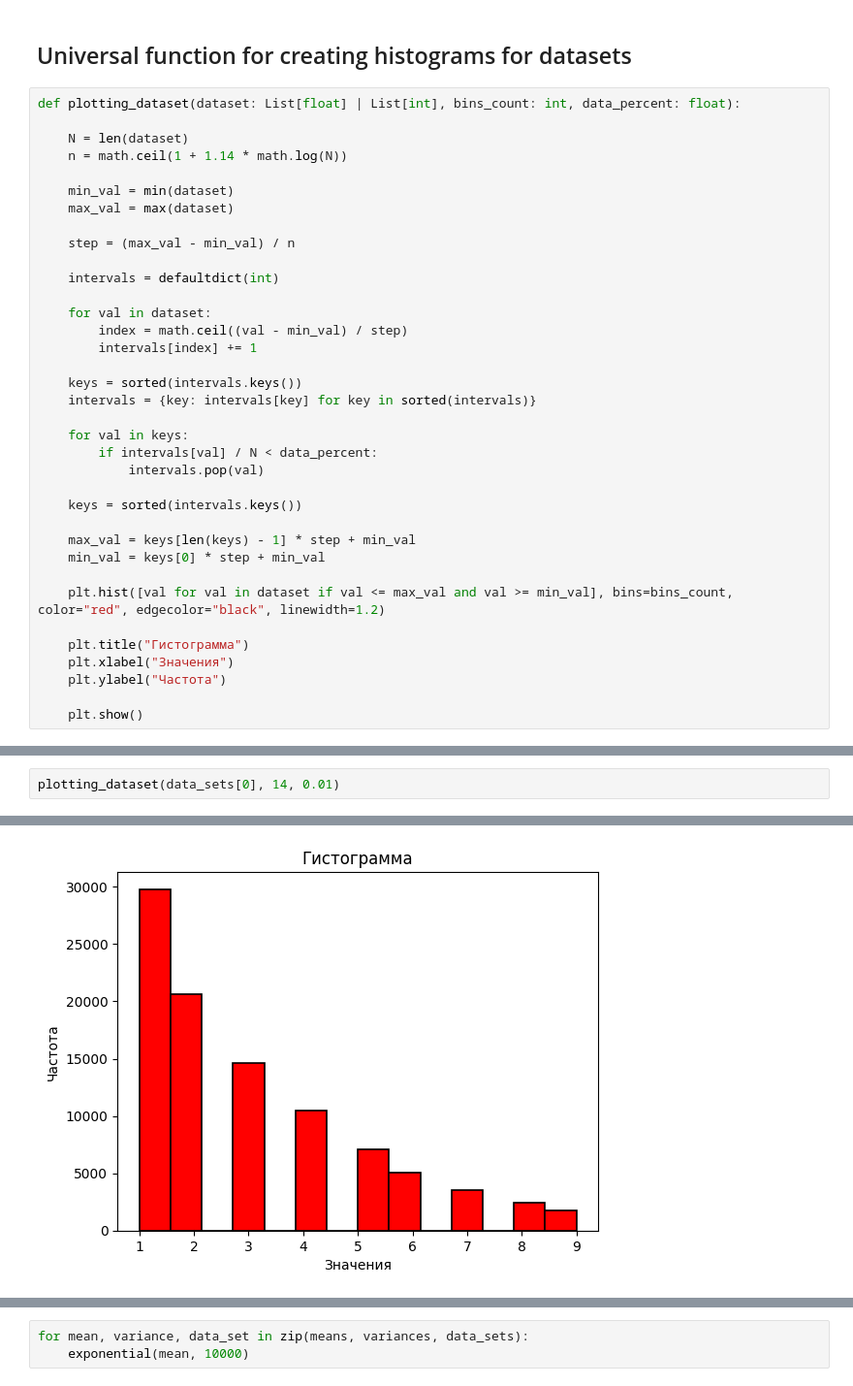
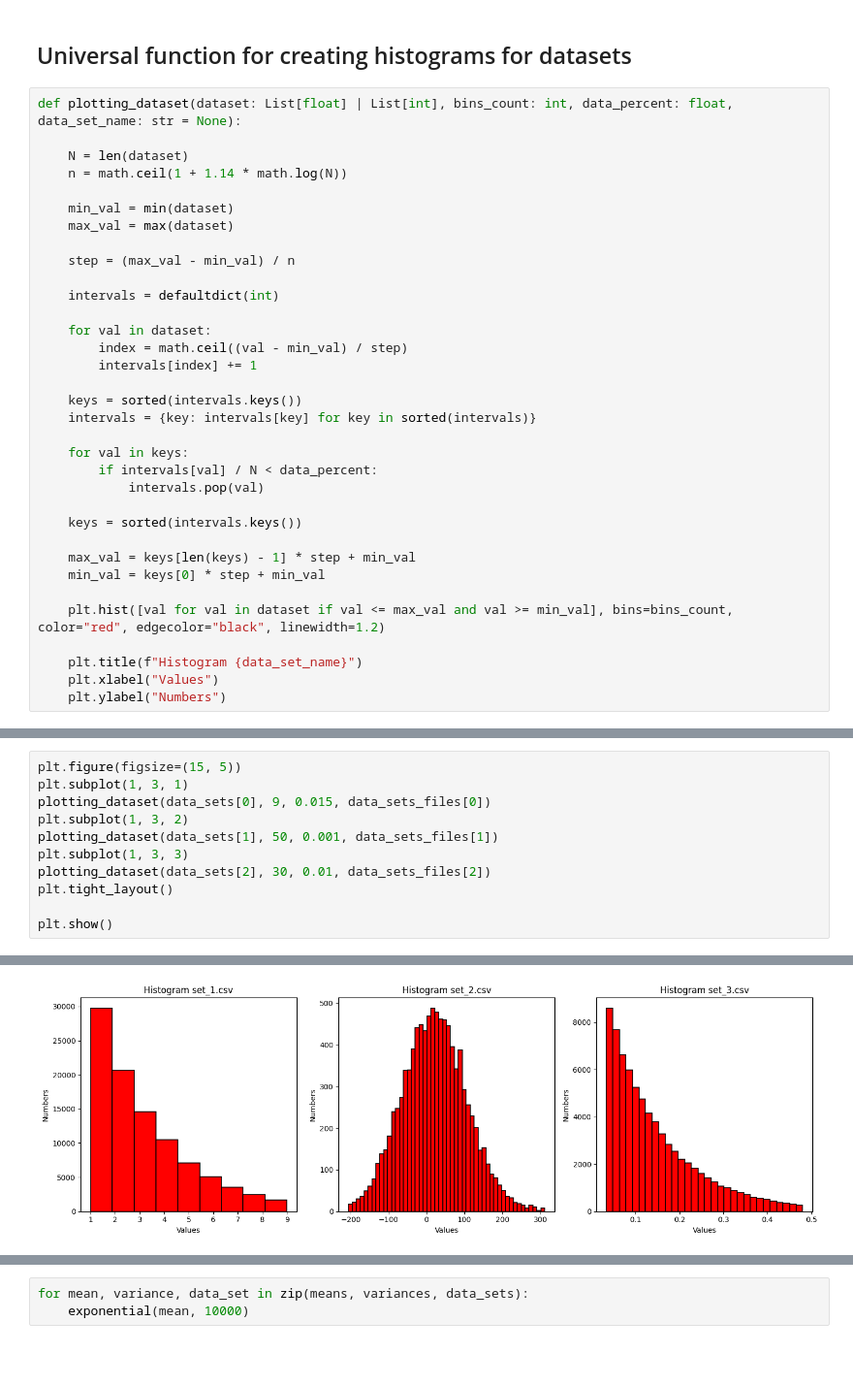
Before and after one commit to ALFecki/matstat, a Jupyter notebook: lab-1/lab1.ipynb, the cells around one changed output, grey strips where cells are left out. Shown at 97% size. Saved outputs shown, nothing was run; the diff lists cells and outputs as text; blank space fills up the shorter version.

```diff
--- a/lab-1/lab1.ipynb
+++ b/lab-1/lab1.ipynb
@@ -36,7 +37,7 @@ data_sets = [remove_spreads(pd.read_csv(filename, header=None).values.flatten().
 # %% [markdown]
 ## Universal function for creating histograms for datasets
 # %%
-def plotting_dataset(dataset: List[float] | List[int], bins_count: int, data_percent: float):
+def plotting_dataset(dataset: List[float] | List[int], bins_count: int, data_percent: float, data_set_name: str = None):
 
     N = len(dataset)
     n = math.ceil(1 + 1.14 * math.log(N))
@@ -66,9 +67,7 @@ def plotting_dataset(dataset: List[float] | List[int], bins_count: int, data_per
 
     plt.hist([val for val in dataset if val <= max_val and val >= min_val], bins=bins_count, color="red", edgecolor="black", linewidth=1.2)
 
-    plt.title("Гистограмма")
-    plt.xlabel("Значения")
-    plt.ylabel("Частота")
-
-    plt.show()
+    plt.title(f"Histogram {data_set_name}")
+    plt.xlabel("Values")
+    plt.ylabel("Numbers")
 # %% [markdown]
@@ -76,3 +75,12 @@ def plotting_dataset(dataset: List[float] | List[int], bins_count: int, data_per
 # %%
-plotting_dataset(data_sets[0], 14, 0.01)
+plt.figure(figsize=(15, 5))
+plt.subplot(1, 3, 1)
+plotting_dataset(data_sets[0], 9, 0.015, data_sets_files[0])
+plt.subplot(1, 3, 2)
+plotting_dataset(data_sets[1], 50, 0.001, data_sets_files[1])
+plt.subplot(1, 3, 3)
+plotting_dataset(data_sets[2], 30, 0.01, data_sets_files[2])
+plt.tight_layout()
+
+plt.show()
 # %% [output]
@@ -80 +87 @@ plotting_dataset(data_sets[0], 14, 0.01)
-[figure, old version]
+[figure, new version]
```
Also changed, not shown: parts of 16 cells of this notebook.
